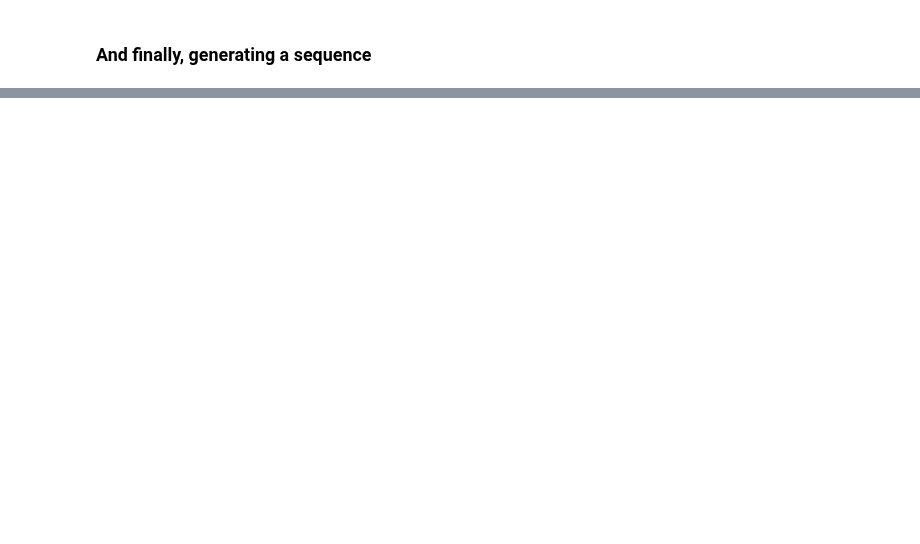
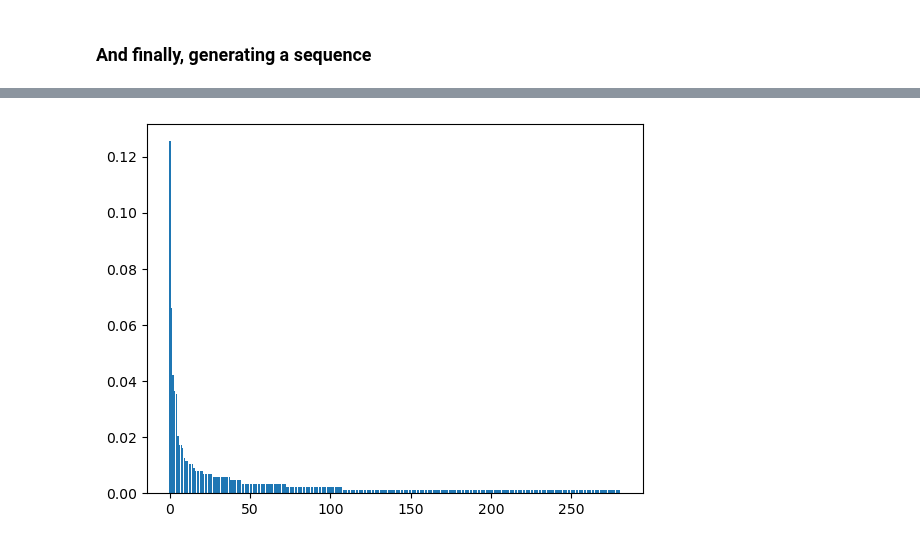
Before and after one commit to pnugues/ilppp, a Jupyter notebook: programs/ch05/python/lm_generation.ipynb, the cells around one changed output, grey strips where cells are left out. Saved outputs shown, nothing was run; the diff lists cells and outputs as text; code cells hidden in the pictures; blank space fills up the shorter version.

```diff
--- a/programs/ch05/python/lm_generation.ipynb
+++ b/programs/ch05/python/lm_generation.ipynb
@@ -104,7 +156,4 @@ for i in range(10):
 # %% [markdown]
 On a large number of draws
 # %%
-draws = []
-for i in range(100000):
-    draws.append(np.random.multinomial(1, [0.3, 0.5, 0.2]))
-np.sum(draws, axis=0)
+np.random.multinomial(100000, [0.3, 0.5, 0.2])
@@ -111,11 +162,16 @@ np.sum(draws, axis=0)
 # %% [markdown]
 ### And finally, generating a sequence
+# %%
+if selma:
+    start_word = 'nils'
+else:
+    start_word = 'oliver'
 # %%
-word = 'nils'
-print(word, end=' ')
-for i in range(100):
-    cprob = cond_prob(word)
+print(start_word, end=' ')
+next_word = start_word
+for i in range(50):
+    cprob = cond_prob(next_word)
     distribution = [i[1] for i in cprob]
     bigram = cprob[np.argmax(np.random.multinomial(1, distribution))]
     print(bigram[0][1], end=' ')
-    word = bigram[0][1]
+    next_word = bigram[0][1]
@@ -121,0 +183,3 @@ for i in range(100):
+# %%
+start_bigrams = cond_prob(start_word)
+start_bigrams
@@ -121,0 +204,8 @@ for i in range(100):
+# %%
+import matplotlib.pyplot as plt
+
+freqs = [bigram[1] for bigram in start_bigrams]
+plt.bar(range(len(freqs)), freqs)
+plt.show()
+# %% [output]
+[figure, added]
```
Also changed, not shown: parts of 25 cells of this notebook.
